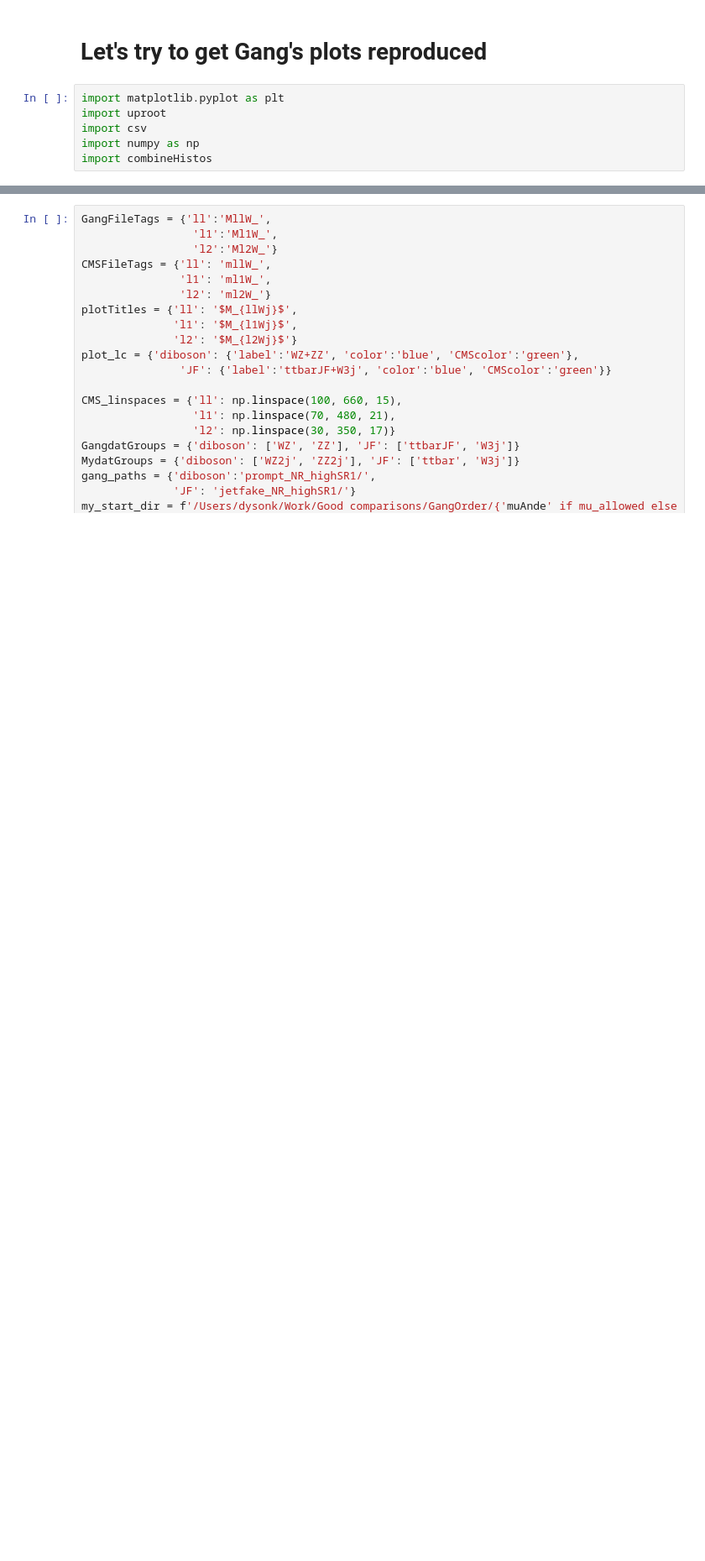
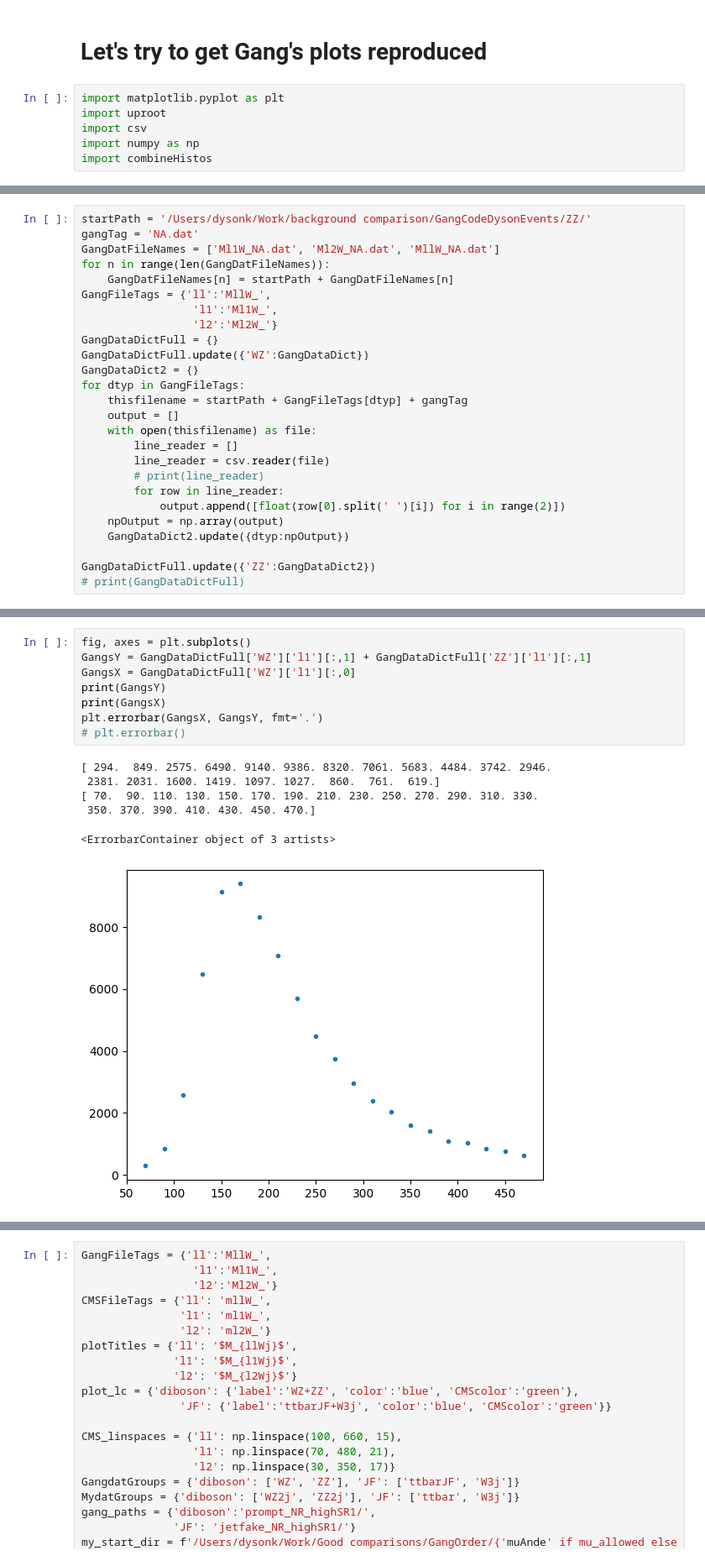
Before and after one commit to dysontk/LFVLNV, a Jupyter notebook: AnalysisAndSuch/Histos.ipynb, the cells around one changed output, grey strips where cells are left out. Shown: that part at 84% size. Saved outputs shown, nothing was run; the diff lists cells and outputs as text; blank space fills up the shorter version.

```diff
--- a/AnalysisAndSuch/Histos.ipynb
+++ b/AnalysisAndSuch/Histos.ipynb
@@ -66,0 +69,26 @@ for dtyp in GangFileTags:
+# %%
+startPath = '/Users/dysonk/Work/background comparison/GangCodeDysonEvents/ZZ/'
+gangTag = 'NA.dat'
+GangDatFileNames = ['Ml1W_NA.dat', 'Ml2W_NA.dat', 'MllW_NA.dat']
+for n in range(len(GangDatFileNames)):
+    GangDatFileNames[n] = startPath + GangDatFileNames[n]
+GangFileTags = {'ll':'MllW_',
+                 'l1':'Ml1W_',
+                 'l2':'Ml2W_'}
+GangDataDictFull = {}
+GangDataDictFull.update({'WZ':GangDataDict})
+GangDataDict2 = {}
+for dtyp in GangFileTags:
+    thisfilename = startPath + GangFileTags[dtyp] + gangTag
+    output = []
+    with open(thisfilename) as file:
+        line_reader = []
+        line_reader = csv.reader(file)
+        # print(line_reader)
+        for row in line_reader:
+            output.append([float(row[0].split(' ')[i]) for i in range(2)])
+    npOutput = np.array(output)
+    GangDataDict2.update({dtyp:npOutput})
+
+GangDataDictFull.update({'ZZ':GangDataDict2})
+# print(GangDataDictFull)
@@ -76 +152,16 @@ my_FileTags = {'ll': 'Mass_2jW2l',
+# %%
+fig, axes = plt.subplots()
+GangsY = GangDataDictFull['WZ']['l1'][:,1] + GangDataDictFull['ZZ']['l1'][:,1]
+GangsX = GangDataDictFull['WZ']['l1'][:,0]
+print(GangsY)
+print(GangsX)
+plt.errorbar(GangsX, GangsY, fmt='.')
+# plt.errorbar()
+# %% [output]
+[ 294.  849. 2575. 6490. 9140. 9386. 8320. 7061. 5683. 4484. 3742. 2946.
+ 2381. 2031. 1600. 1419. 1097. 1027.  860.  761.  619.]
+[ 70.  90. 110. 130. 150. 170. 190. 210. 230. 250. 270. 290. 310. 330.
+ 350. 370. 390. 410. 430. 450. 470.]
+<ErrorbarContainer object of 3 artists>
+[figure, added]
 # %%
```
Also changed, not shown: parts of 6 cells of this notebook, 1 other file.
